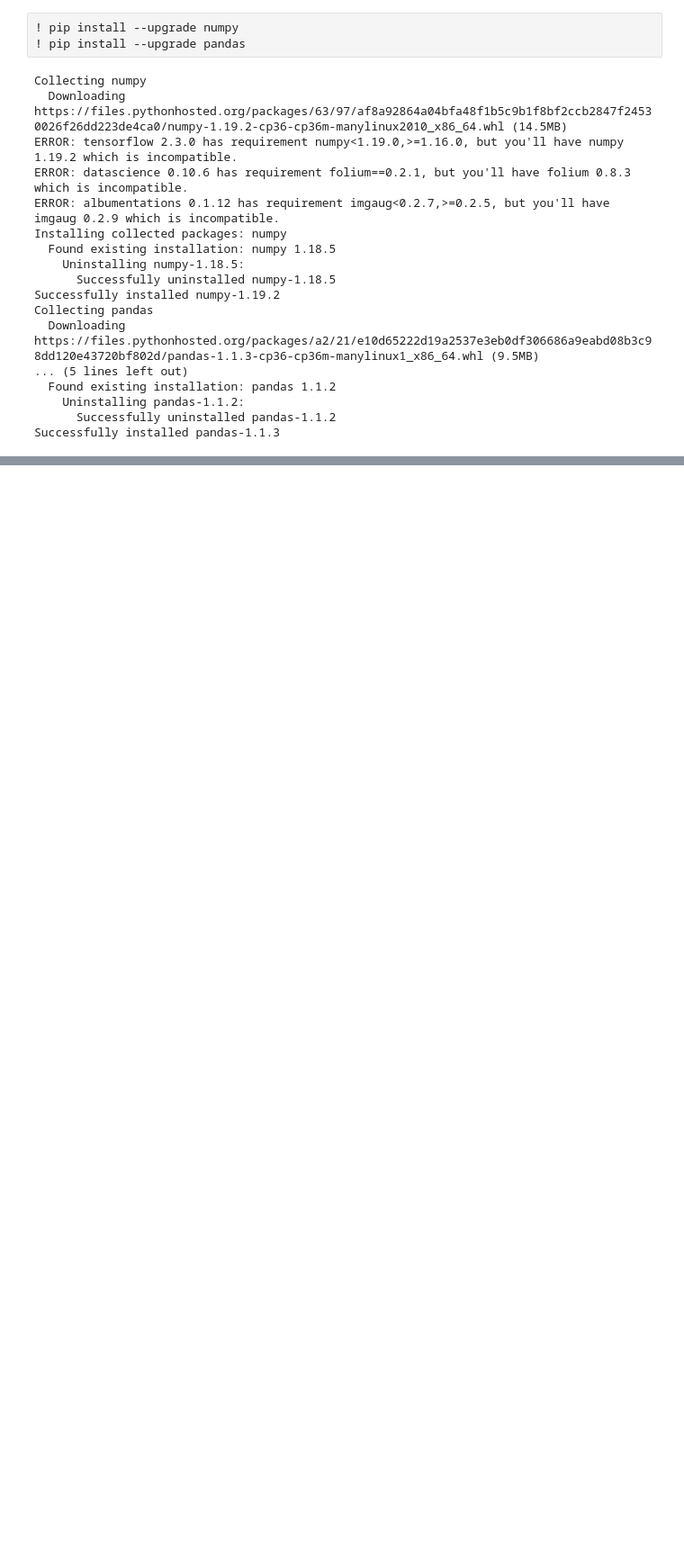
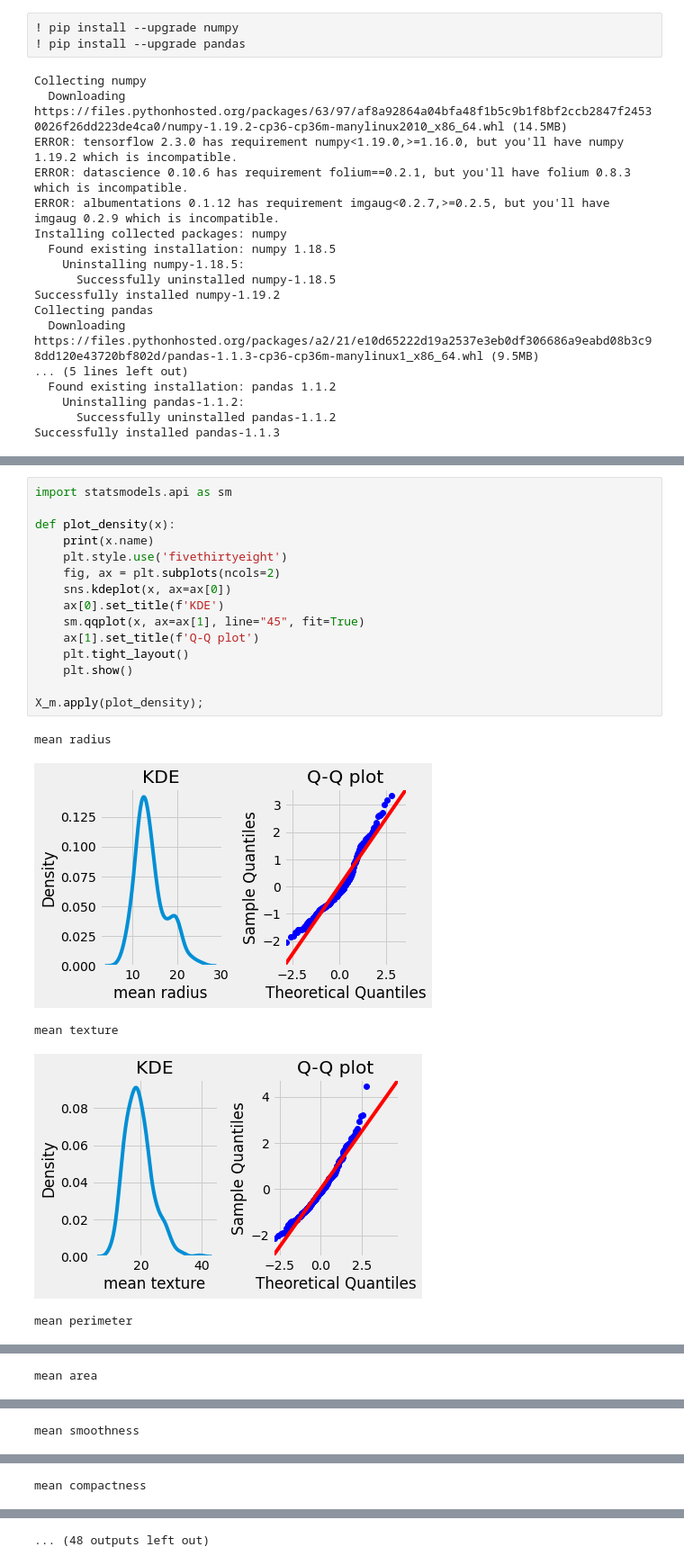
Before and after one commit to Tarleton-Math/data-science-20-21, a Jupyter notebook: data_science_20_21_notes_10_13.ipynb, the cells around one changed output, grey strips where cells are left out. Shown at 90% size. Saved outputs shown, nothing was run; the diff lists cells and outputs as text; blank space fills up the shorter version.

```diff
--- a/data_science_20_21_notes_10_13.ipynb
+++ b/data_science_20_21_notes_10_13.ipynb
@@ -82,0 +121,21 @@ Classfiers produce the predict_proba vector giving the predicted probability tha
+# %%
+import statsmodels.api as sm
+
+def plot_density(x):
+    print(x.name)
+    plt.style.use('fivethirtyeight')
+    fig, ax = plt.subplots(ncols=2)
+    sns.kdeplot(x, ax=ax[0])
+    ax[0].set_title(f'KDE')
+    sm.qqplot(x, ax=ax[1], line="45", fit=True)
+    ax[1].set_title(f'Q-Q plot')
+    plt.tight_layout()
+    plt.show()
+
+X_m.apply(plot_density);
+# %% [output]
+mean radius
+[figure, added]
+mean texture
+[figure, added]
+mean perimeter
@@ -82,0 +143 @@ Classfiers produce the predict_proba vector giving the predicted probability tha
+mean area
@@ -82,0 +145 @@ Classfiers produce the predict_proba vector giving the predicted probability tha
+mean smoothness
@@ -82,0 +147 @@ Classfiers produce the predict_proba vector giving the predicted probability tha
+mean compactness
@@ -82,0 +149 @@ Classfiers produce the predict_proba vector giving the predicted probability tha
+... (48 outputs left out)
```
Also changed, not shown: parts of 16 cells of this notebook.
